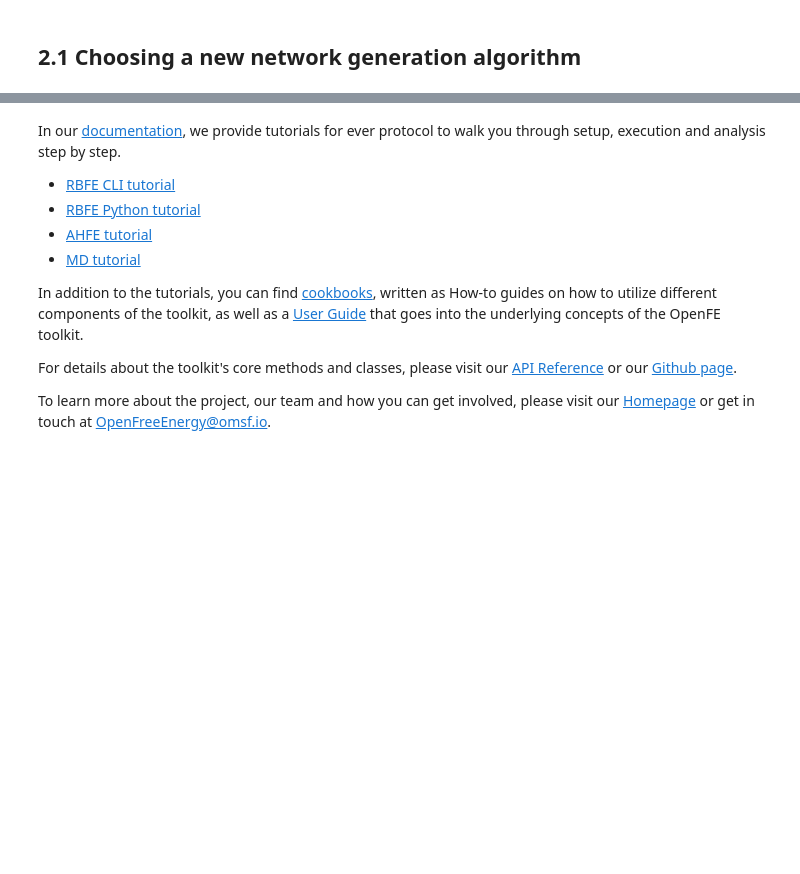
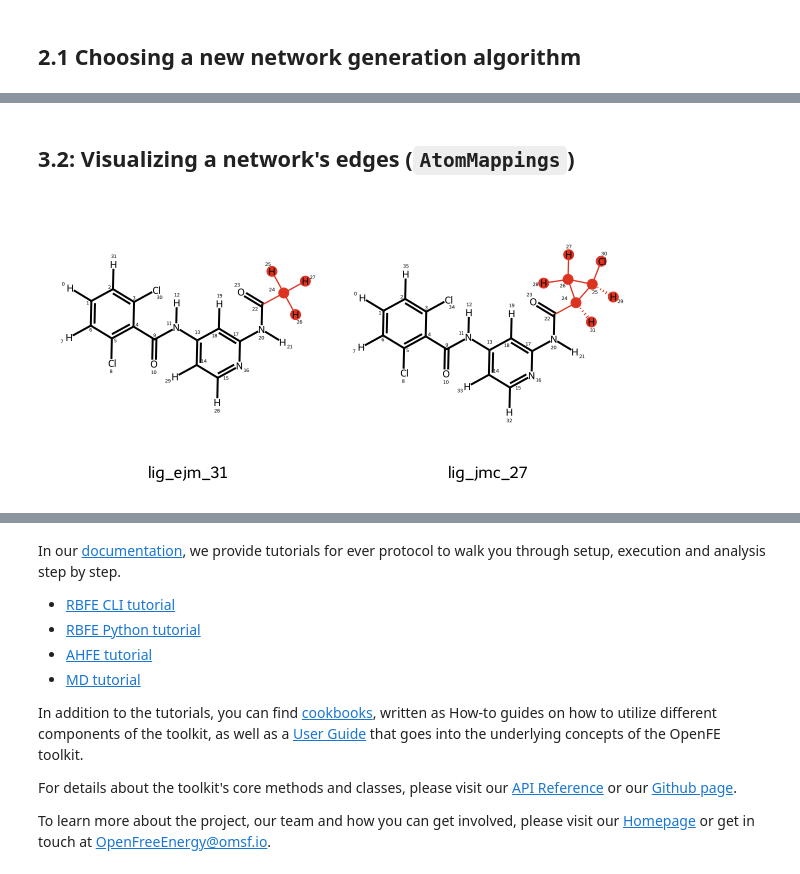
Before and after one commit to OpenFreeEnergy/openfe-usrse-demo, a Jupyter notebook: src/openfe_demo.ipynb, the cells around one changed output, grey strips where cells are left out. Drawn from its saved outputs; the diff is of its cells as text; code cells hidden in the pictures; blank space fills up the shorter version.

```diff
--- a/src/openfe_demo.ipynb
+++ b/src/openfe_demo.ipynb
@@ -350,10 +244,0 @@ Edges along the network can be accessed to recover the individual molecules invo
-# %%
-mst_edges = [edge for edge in mst_network.edges]
-
-# Pick an edge
-edge = mst_edges[1]
-
-# Print the smiles of the molecules and the mapping
-print("molecule A smiles: ", edge.componentA.smiles)
-print("molecule B smiles: ", edge.componentB.smiles)
-print("map between molecule A and B: ", edge.componentA_to_componentB)
@@ -411,0 +251,9 @@ You can run the RBFE simulations from the CLI by using the `openfe quickrun` com
+# %%
+from rdkit import Chem
+from gufe import SmallMoleculeComponent
+
+# Load ligands using RDKit
+ligands_sdf = Chem.SDMolSupplier('inputs/tyk2_ligands.sdf', removeHs=False)
+
+# Now pass these to form a list of Molecules
+ligand_mols = [SmallMoleculeComponent(sdf) for sdf in ligands_sdf]
@@ -411,0 +277,11 @@ You can run the RBFE simulations from the CLI by using the `openfe quickrun` com
+# %% [markdown]
+## 3.2: Visualizing a network's edges (`AtomMappings`)
+# %%
+map_31_to_27 = [
+    edge for edge in radial_network.edges
+    if {edge.componentA.name, edge.componentB.name} == {"lig_ejm_31", "lig_jmc_27"}
+][0]
+
+map_31_to_27
+# %% [output]
+[figure, added]
```
Also changed, not shown: parts of 50 cells of this notebook, 3 other files.
